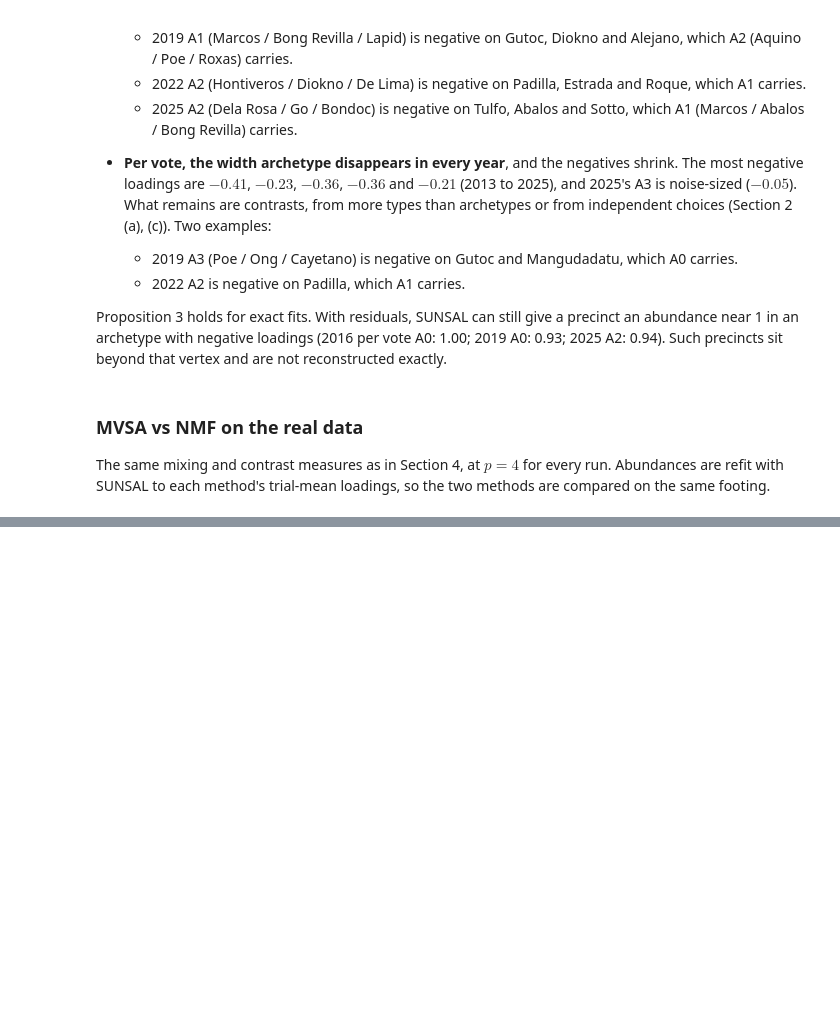
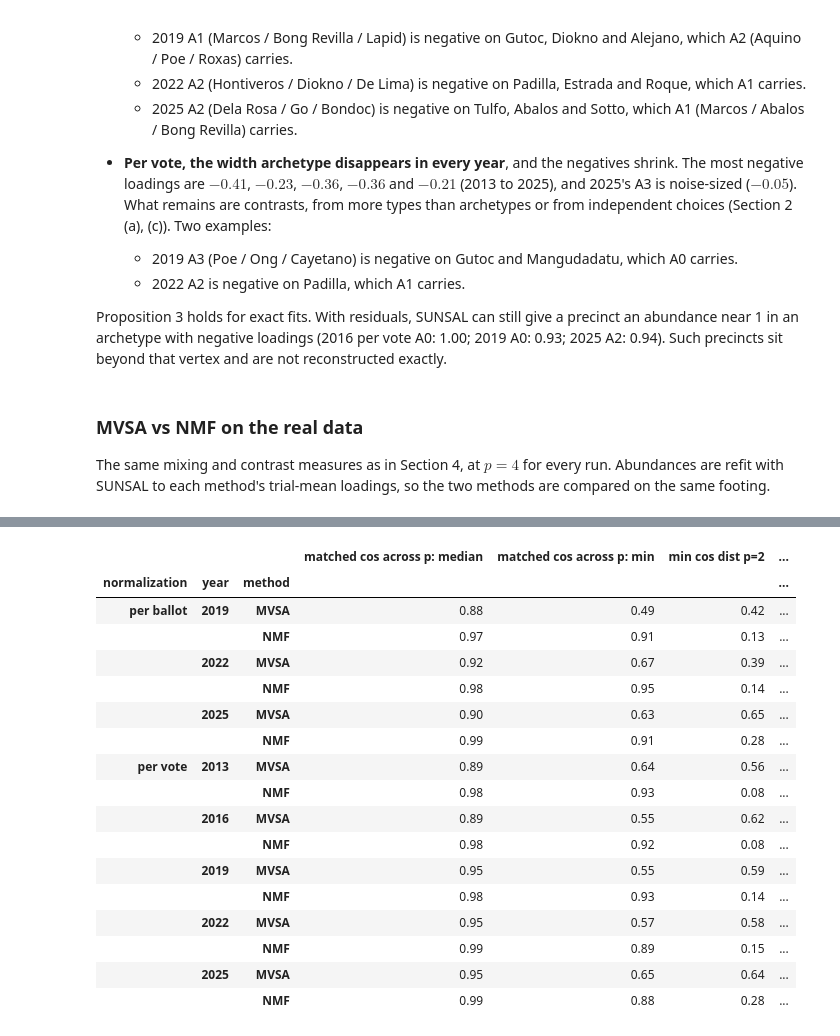
Before and after one commit to harjonillo/voting-unmixing-ph, a Jupyter notebook: notebooks/15_negative_loadings_interpretation.ipynb, the cells around one changed output, grey strips where cells are left out. Cells and saved outputs as stored; diff of their text form; code cells hidden in the pictures; blank space fills up the shorter version.

```diff
--- a/notebooks/15_negative_loadings_interpretation.ipynb
+++ b/notebooks/15_negative_loadings_interpretation.ipynb
@@ -999,0 +1204,48 @@ Same pattern as the toys (Section 4), and larger.
+# %%
+import json
+
+from src.unmixing.matching import archetype_lineage
+
+stab = {}
+for year, norm in RUNS:
+    cfg = load_config(f"../configs/config_{year}.ini")
+    if norm == "vote_sum":
+        set_normalization(cfg, "vote_sum")
+    norm_label = "per ballot" if norm == "ballot" else "per vote"
+    for meth in ("mvsa", "nmf"):
+        sweep = load_sweep(cfg, method=meth)
+        if not sweep:
+            continue
+        edges = archetype_lineage({p: sweep[p]["loadings_mean"].to_numpy() for p in sweep})
+        sims = np.array([e["similarity"] for e in edges if not e["split"]])
+        sub = ("vote_sum/" if norm == "vote_sum" else "") + ("nmf/" if meth == "nmf" else "")
+        dj = json.load(open(f"../data/distinctness/{sub}{year}.json"))
+        mins = {p: dj["distinct"][str(p)]["cos"]["min"] for p in dj["ps"]}
+        stab[(norm_label, year, meth.upper())] = {
+            "matched cos across p: median": np.median(sims),
+            "matched cos across p: min": sims.min(),
+            "min cos dist p=2": mins[2],
+            "min cos dist p=4": mins[4],
+            "min cos dist p=12": mins[12],
+        }
+stability = frame(stab, ["normalization", "year", "method"])
+stability.sort_index().round(2)
+# %% [output]
+|  |  |  | matched cos across p: median | matched cos across p: min | min cos dist p=2 | ... |
+| normalization | year | method |  |  |  | ... |
+| per ballot | 2019 | MVSA | 0.88 | 0.49 | 0.42 | ... |
+|  |  | NMF | 0.97 | 0.91 | 0.13 | ... |
+|  | 2022 | MVSA | 0.92 | 0.67 | 0.39 | ... |
+|  |  | NMF | 0.98 | 0.95 | 0.14 | ... |
+|  | 2025 | MVSA | 0.90 | 0.63 | 0.65 | ... |
+|  |  | NMF | 0.99 | 0.91 | 0.28 | ... |
+| per vote | 2013 | MVSA | 0.89 | 0.64 | 0.56 | ... |
+|  |  | NMF | 0.98 | 0.93 | 0.08 | ... |
+|  | 2016 | MVSA | 0.89 | 0.55 | 0.62 | ... |
+|  |  | NMF | 0.98 | 0.92 | 0.08 | ... |
+|  | 2019 | MVSA | 0.95 | 0.55 | 0.59 | ... |
+|  |  | NMF | 0.98 | 0.93 | 0.14 | ... |
+|  | 2022 | MVSA | 0.95 | 0.57 | 0.58 | ... |
+|  |  | NMF | 0.99 | 0.89 | 0.15 | ... |
+|  | 2025 | MVSA | 0.95 | 0.65 | 0.64 | ... |
+|  |  | NMF | 0.99 | 0.88 | 0.28 | ... |
```
Also changed, not shown: parts of 13 cells of this notebook, 18 other files.
